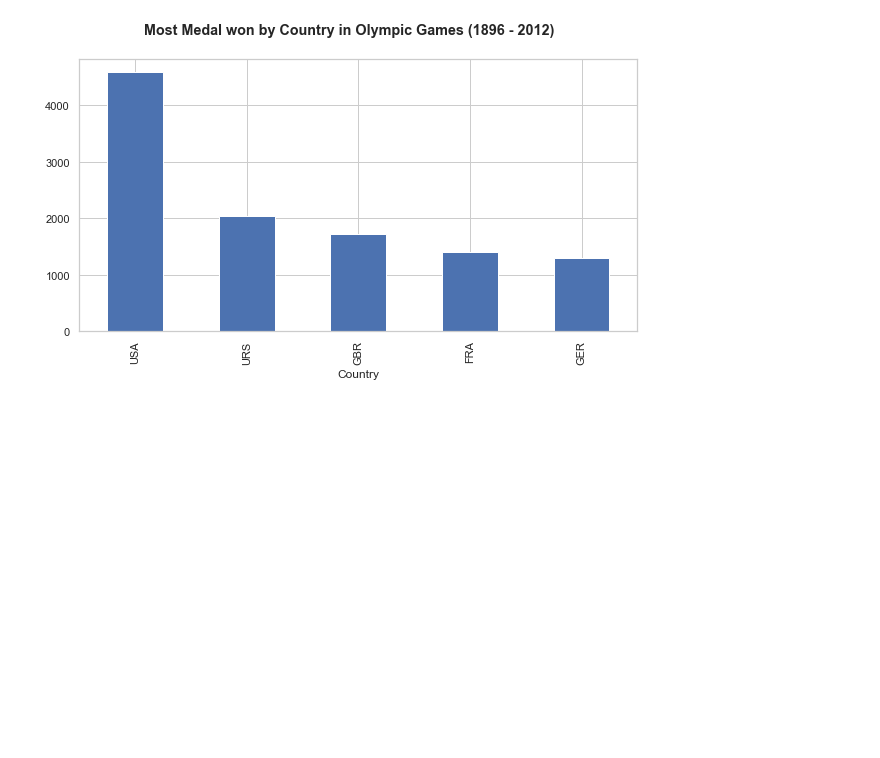
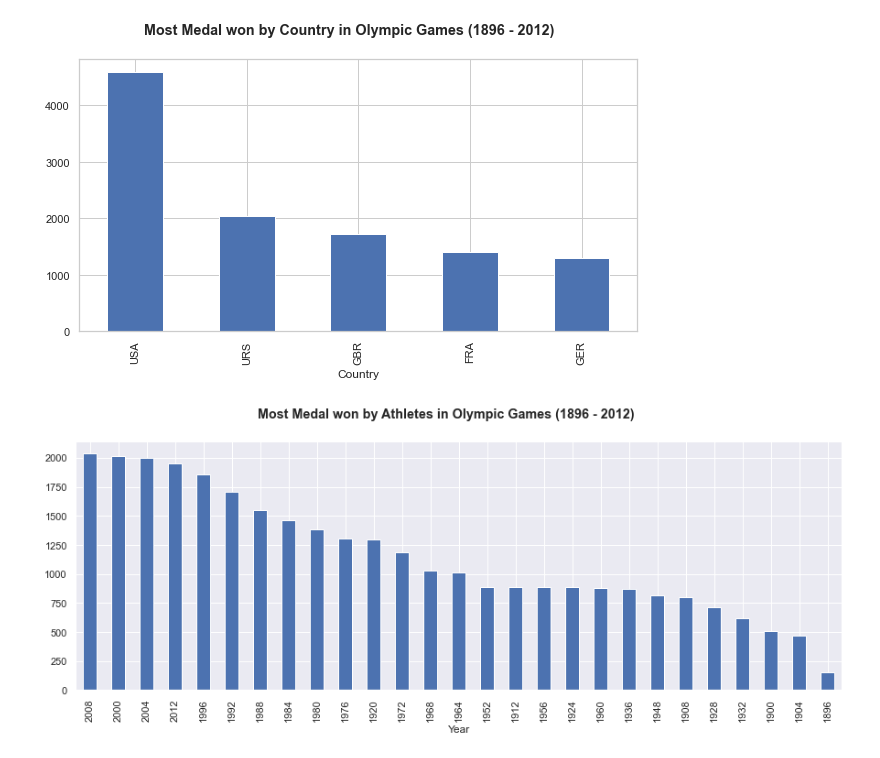
Before and after one commit to saurav29singh/Udacity_Project, a Jupyter notebook: Olympic_Dataset_Study.ipynb, the cells around one changed output. Cells and saved outputs as stored; diff of their text form; code cells hidden in the pictures; blank space fills up the shorter version.

```diff
--- a/Olympic_Dataset_Study.ipynb
+++ b/Olympic_Dataset_Study.ipynb
@@ -216,3 +216,11 @@ ax.set_xlabel('Country')
 plt.show()
 # %% [output]
 [figure]
+# %%
+fig, ax = plt.subplots()
+fig.suptitle('Most Medal won by Athletes in Olympic Games (1896 - 2012)', fontweight ="bold")
+df.groupby('Year').count()['Medal'].sort_values(ascending = False).head(70).plot.bar(figsize=(15, 5))
+ax.set_xlabel('Year')
+plt.show()
+# %% [output]
+[figure, added]
```
